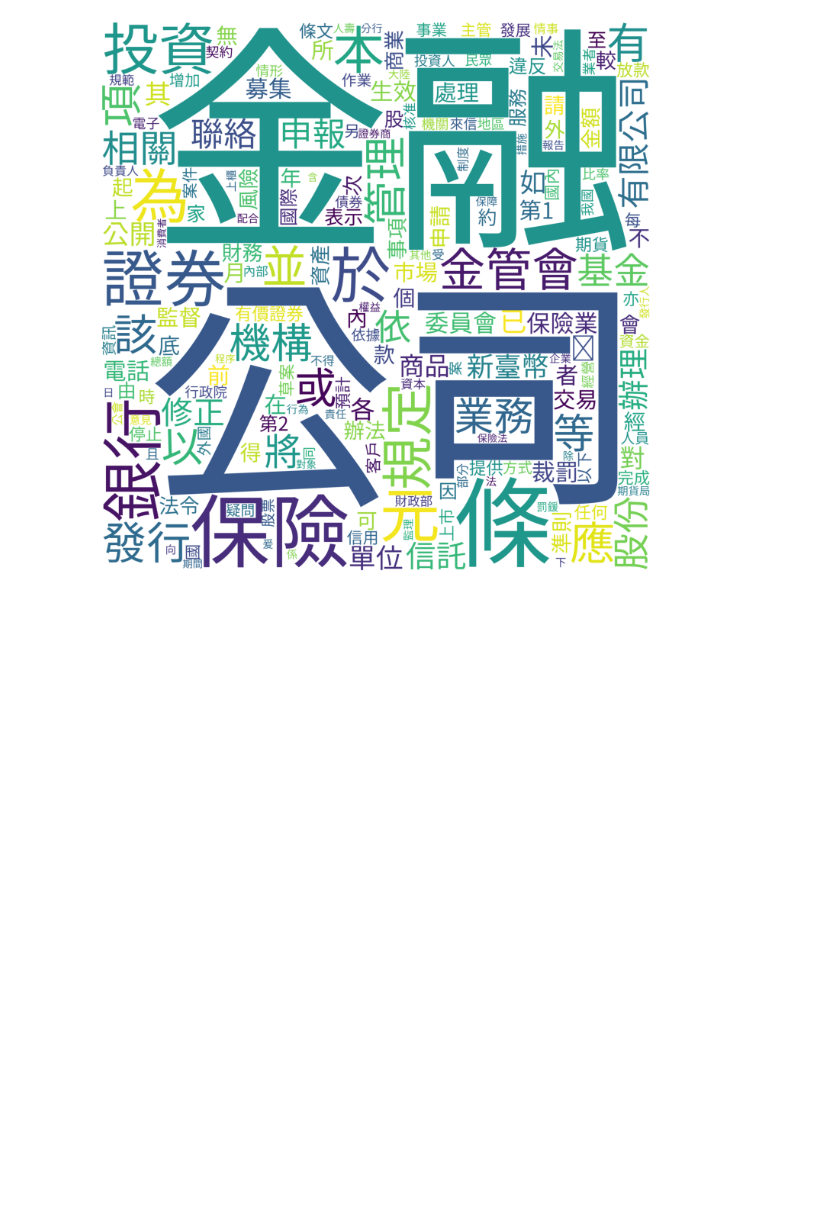
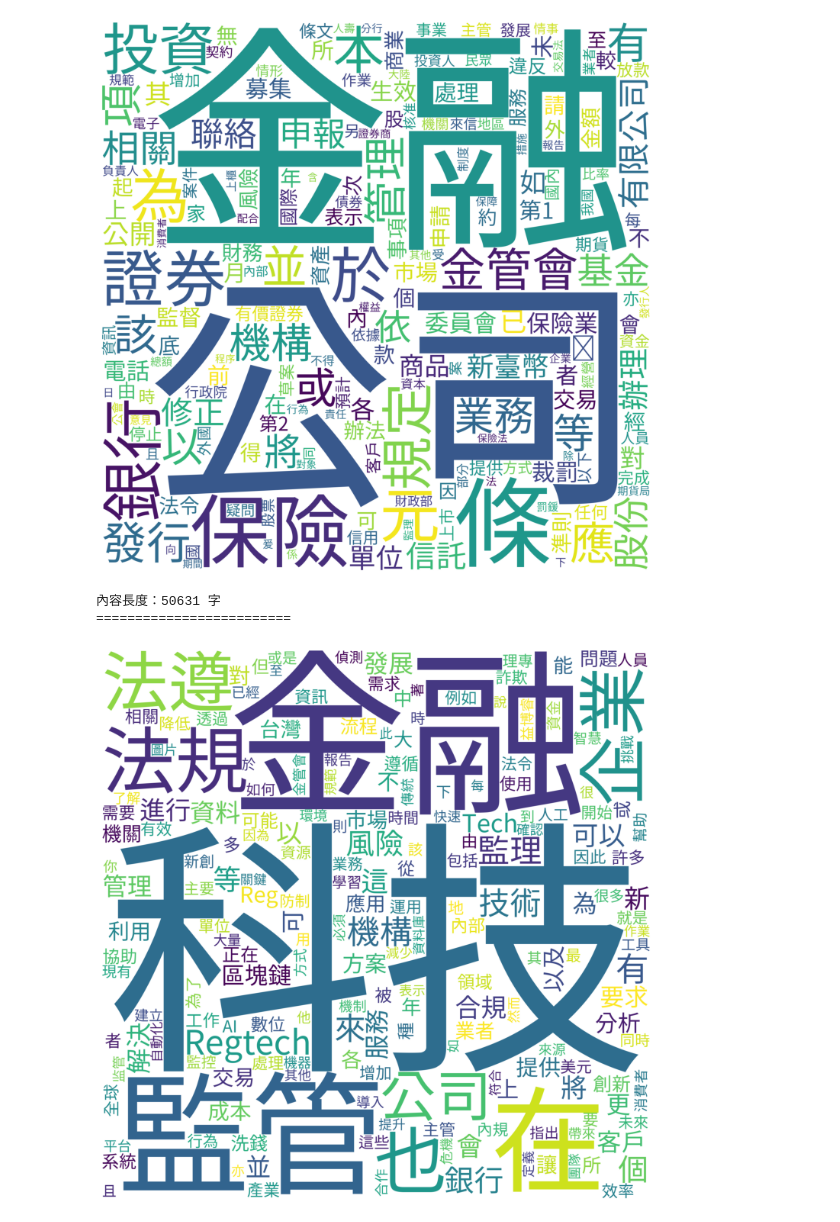
Before and after one commit to FawenYo/RiskMangement_Final, a Jupyter notebook: WordCloud/WordCloud.ipynb, the cells around one changed output. Drawn from its saved outputs; the diff is of its cells as text; code cells hidden in the pictures; blank space fills up the shorter version.

Commit message:
More insight info with word cloud

```diff
--- a/WordCloud/WordCloud.ipynb
+++ b/WordCloud/WordCloud.ipynb
@@ -206,3 +206,9 @@ generate_word_cloud(file_name="data.csv", column="content", save_name="金管會
 內容長度：7524104 字
 =========================
 [figure]
+# %%
+generate_word_cloud(file_name="RegTech.csv", column="content", save_name="RegTech")
+# %% [output]
+內容長度：50631 字
+=========================
+[figure, added]
```
Also changed, not shown: 2 other files.
